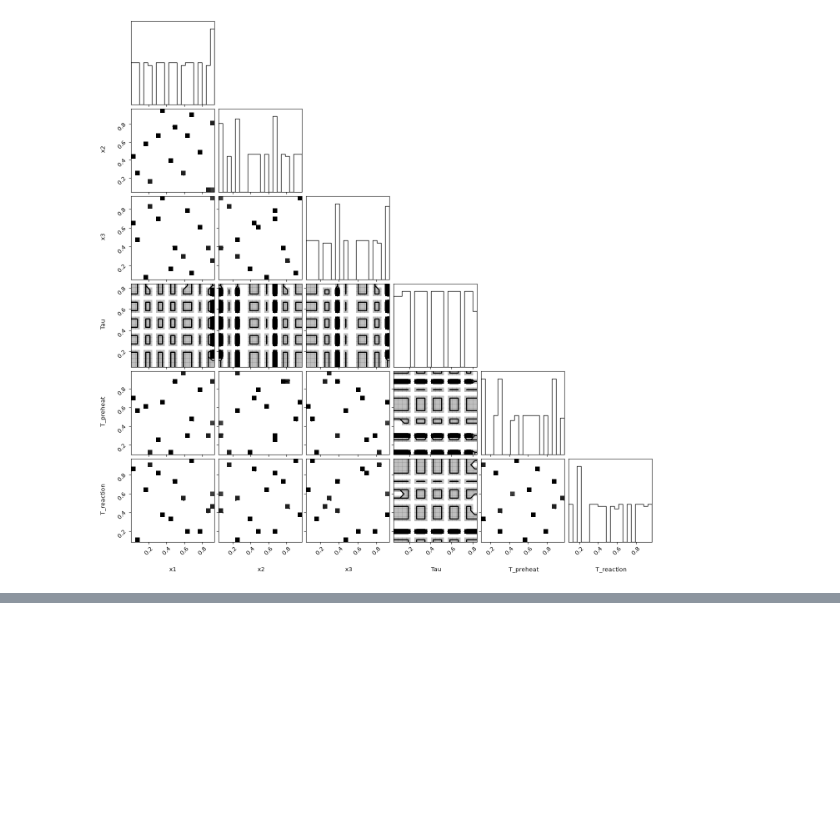
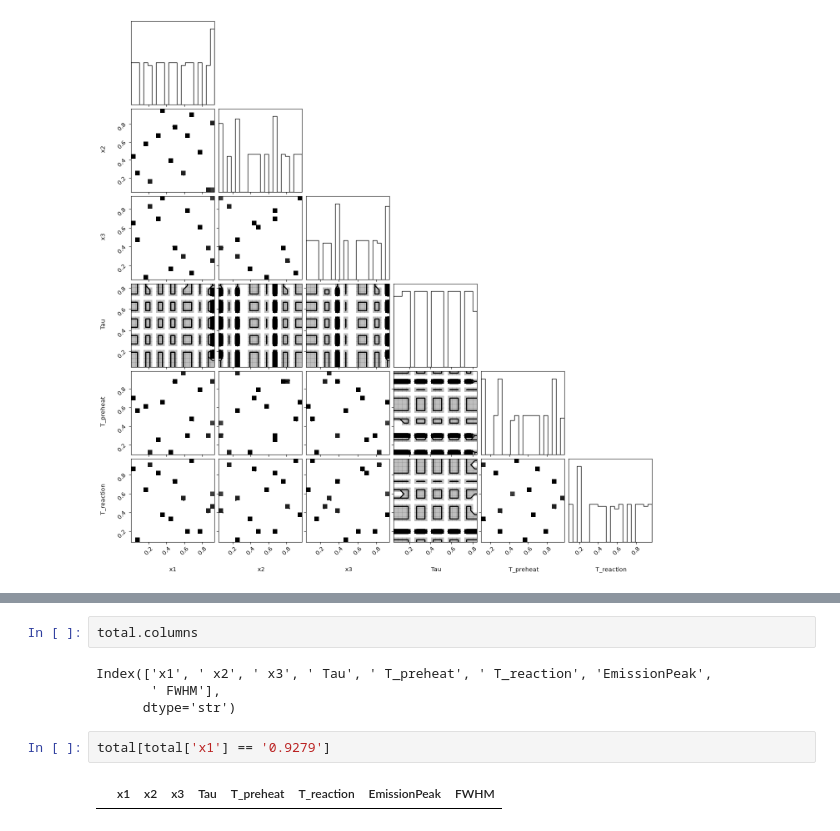
Before and after one commit to richardcox120/BO_winter_school_2026, a Jupyter notebook: case1_richard.ipynb, the cells around one changed output, grey strips where cells are left out. Cells and saved outputs as stored; diff of their text form; blank space fills up the shorter version.

```diff
--- a/case1_richard.ipynb
+++ b/case1_richard.ipynb
@@ -63,0 +143,10 @@ tensor([[1.0000, 0.0000, 1.0000, 0.9047, 0.8393, 0.7761]], dtype=torch.float64)
+# %%
+total.columns
+# %% [output]
+Index(['x1', ' x2', ' x3', ' Tau', ' T_preheat', ' T_reaction', 'EmissionPeak',
+       ' FWHM'],
+      dtype='str')
+# %%
+total[total['x1'] == '0.9279']
+# %% [output]
+|  | x1 | x2 | x3 | Tau | T_preheat | T_reaction | EmissionPeak | FWHM |
```
Also changed, not shown: parts of 12 cells of this notebook.
